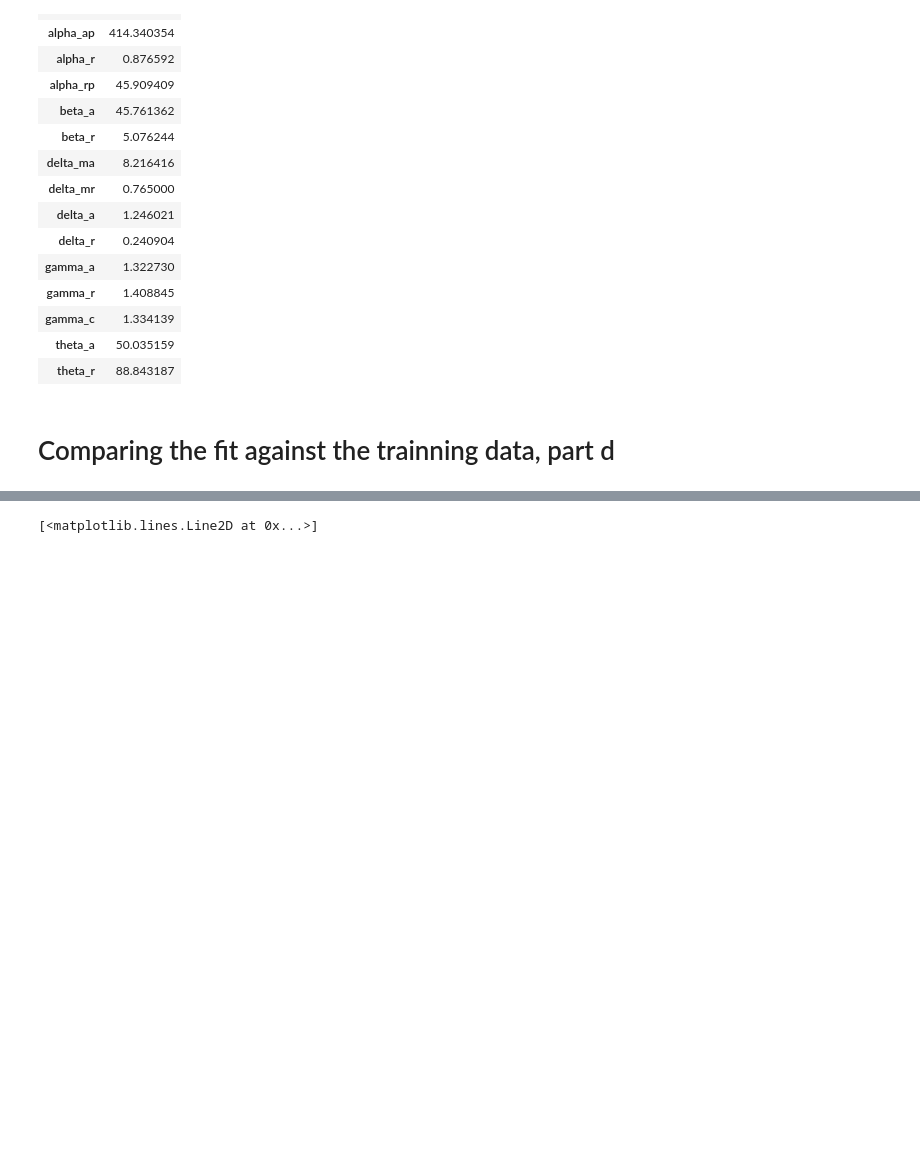
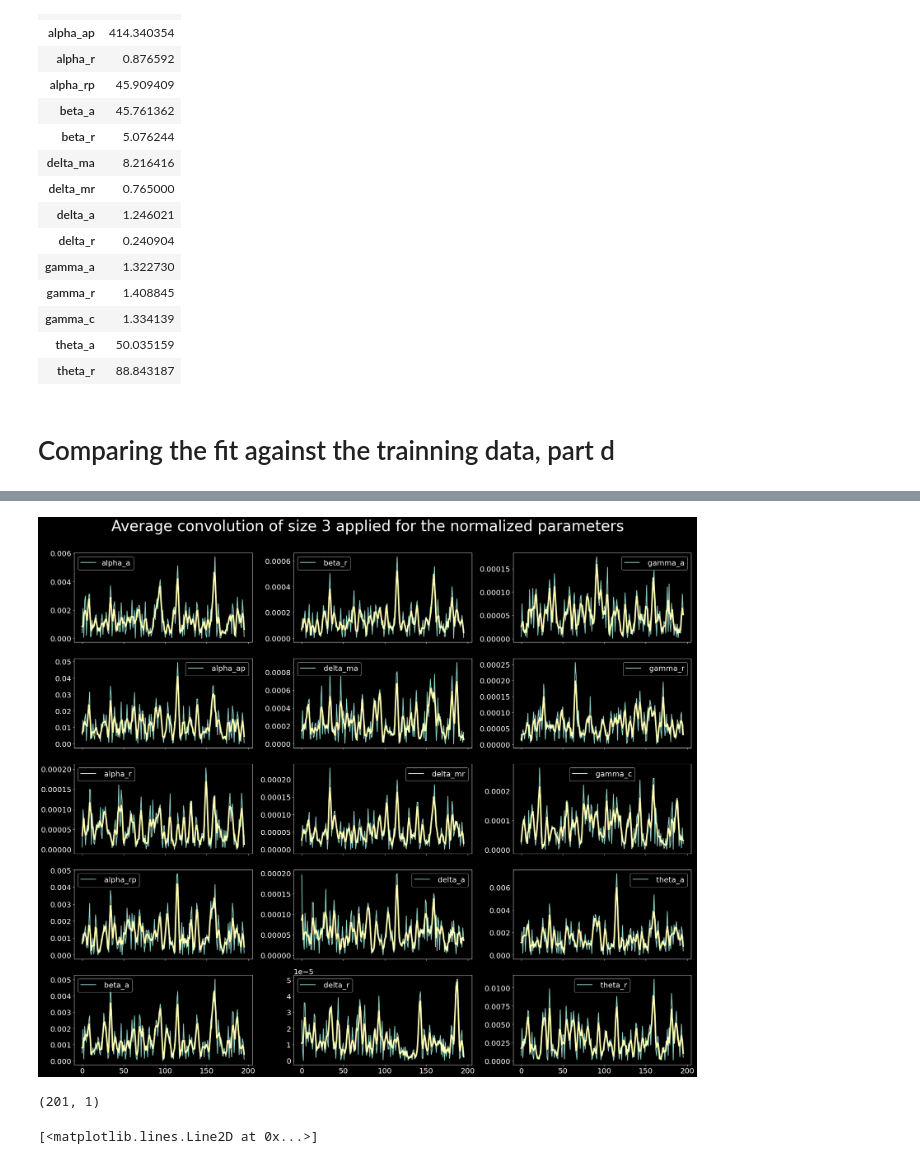
Before and after one commit to SunAndClouds/BlackyCat, a Jupyter notebook: Project BC.ipynb, the cells around one changed output, grey strips where cells are left out. Cells and saved outputs as stored; diff of their text form; code cells hidden in the pictures; blank space fills up the shorter version.

```diff
--- a/Project BC.ipynb
+++ b/Project BC.ipynb
@@ -168,3 +165,26 @@ plt.savefig(f"figures for part d\simulation number {i}.png");
+# %%
+fig, ax = plt.subplots(5, 3, figsize=(5*5, 3*7), sharex=True, sharey=False, tight_layout=True)
+W_pinv_filtered = W_pinv[5:]
+W_pinv_norm = np.abs(W_pinv_filtered) #/ np.mean(np.abs(W_pinv_filtered), axis=0, keepdims=True) # nomralized parameters w.r.t. time
+
+title = f"Average convolution of size {kernel_size} applied for the normalized parameters"
+fig.suptitle(title, fontsize=40, y=1)
+k = 0
+for j in range(3):
+    for i in range(5):
+        average_filter = np.ones(kernel_size) / kernel_size
+        ax[i,j].plot(W_pinv_norm[:,k], lw=2, label=f"{parameter_labels[k]}")
+        ax[i,j].plot(np.convolve(W_pinv_norm[:,k], average_filter, "same"), lw=4)
+        ax[i,j].legend()
+        k += 1
+
+plt.savefig(title + ".png")
+# %% [output]
+[figure, added]
+# %%
+np.linalg.norm(W_pinv, axis=1, keepdims=True).shape
+# %% [output]
+(201, 1)
 # %%
 X_pred = W_pinv @ np.array([])#theta_pred.mean(0)
 plt.plot(X_pred)
```
Also changed, not shown: parts of 3 cells of this notebook.
